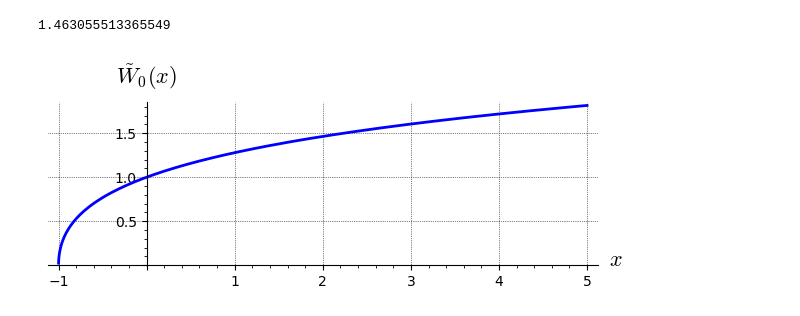
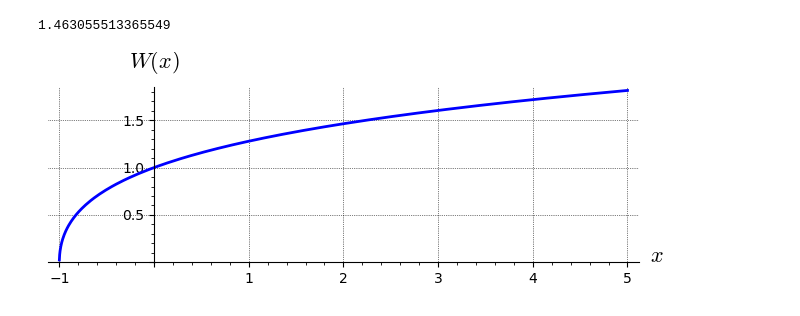
Before and after one commit to egourgoulhon/BHLectures, a Jupyter notebook: sage/Lambert_W0.ipynb, the cells around one changed output. Saved outputs shown, nothing was run; the diff lists cells and outputs as text; code cells hidden in the pictures.

```diff
--- a/sage/Lambert_W0.ipynb
+++ b/sage/Lambert_W0.ipynb
@@ -45,9 +45,9 @@ w(2)
 # %% [output]
 1.463055513365549
 # %%
-graph = plot(w, (x, -1, 5), aspect_ratio=1, axes_labels=[r'$x$', r'$\tilde{W}_0(x)$'],
+graph = plot(w, (x, -1, 5), aspect_ratio=1, axes_labels=[r'$x$', r'$W(x)$'],
              thickness=2, gridlines=True)
 graph.save('max_lambert_rescaled.pdf')
 graph
 # %% [output]
-[figure, old version]
+[figure, new version]
```
Also changed, not shown: parts of 4 cells of this notebook, 5 other files.
